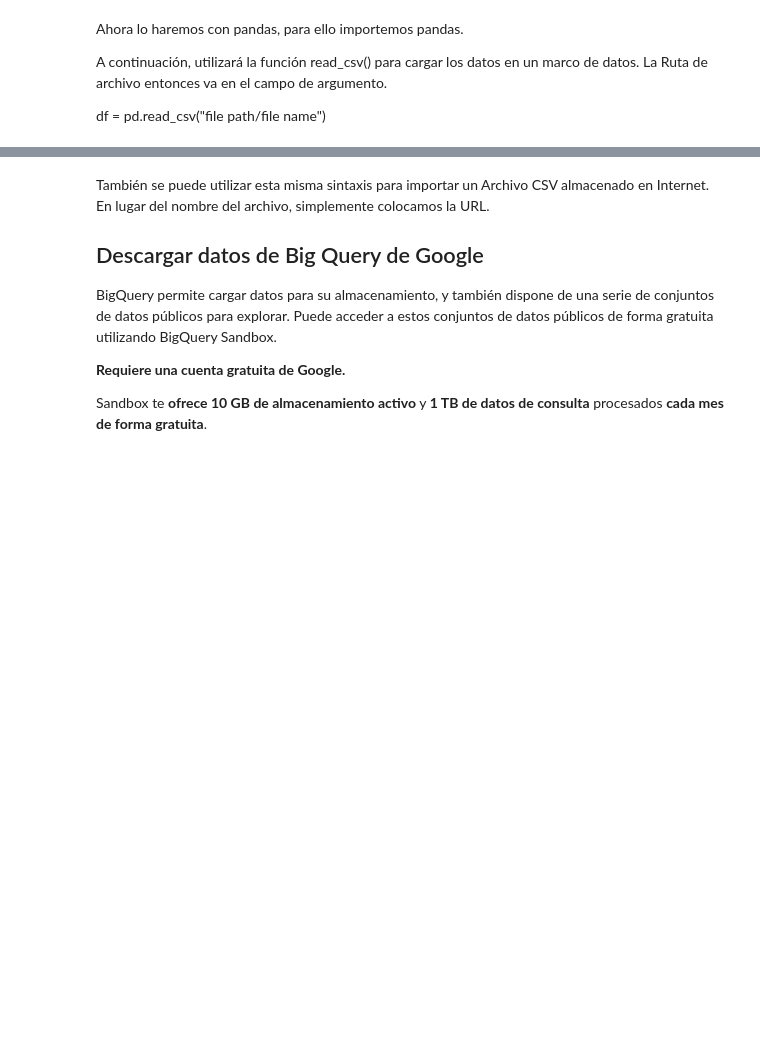
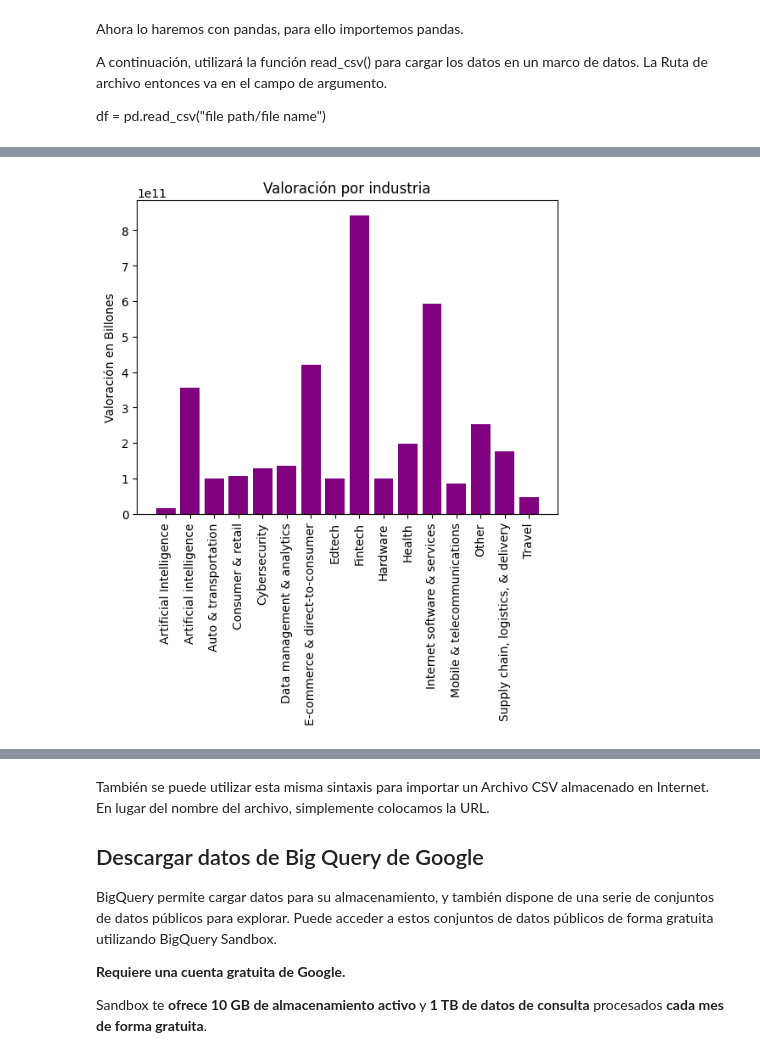
Before and after one commit to Foxcornio/portafolioDataScience, a Jupyter notebook: unicorn_companies/lectura_csv.ipynb, the cells around one changed output, grey strips where cells are left out. Saved outputs shown, nothing was run; the diff lists cells and outputs as text; code cells hidden in the pictures; blank space fills up the shorter version.

```diff
--- a/unicorn_companies/lectura_csv.ipynb
+++ b/unicorn_companies/lectura_csv.ipynb
@@ -54,0 +281,29 @@ df.head() # imprimimos los primeros 10 elementos
+# %%
+df_clean = df.dropna().drop_duplicates() # Eliminamos los datos con campos vacios y duplicados
+# Transformamos los datos de fondos
+parse_column = df_clean['Funding'].apply(data_format.parse_financial)
+df_clean['Funding'] = pd.to_numeric(parse_column, errors='coerce').astype('Int64')
+
+# Transformamos los datos de fondos
+parse_column = df_clean['Valuation'].apply(data_format.parse_financial)
+df_clean['Valuation'] = pd.to_numeric(parse_column, errors='coerce').astype('Int64')
+df_clean['Date Joined'] = pd.to_datetime(df['Date Joined']) # Cambiamos a date_time
+df_clean['Year Founded'] = pd.to_datetime(df['Year Founded']) # cambiamos a date_time
+
+
+# Pasamos directo a la grafica de barras.
+companies_industry_valuation = df_clean.groupby('Industry')['Valuation'].sum()
+companies_industry_valuation.sort_values(ascending=False)
+valuation_dict = companies_industry_valuation.to_dict()
+
+# En un diccionario, usamos keys() para las etiquetas y values() para los datos
+label_x = list(valuation_dict.keys())
+label_y = list(valuation_dict.values())
+# Creamos el gráfico
+plt.bar(label_x, label_y, color="purple")
+plt.title('Valoración por industria')
+plt.ylabel('Valoración en Billones',rotation=90)
+plt.xticks(rotation=90)
+plt.show()
+# %% [output]
+[figure, added]
```
Also changed, not shown: parts of 25 cells of this notebook, 6 other files.
